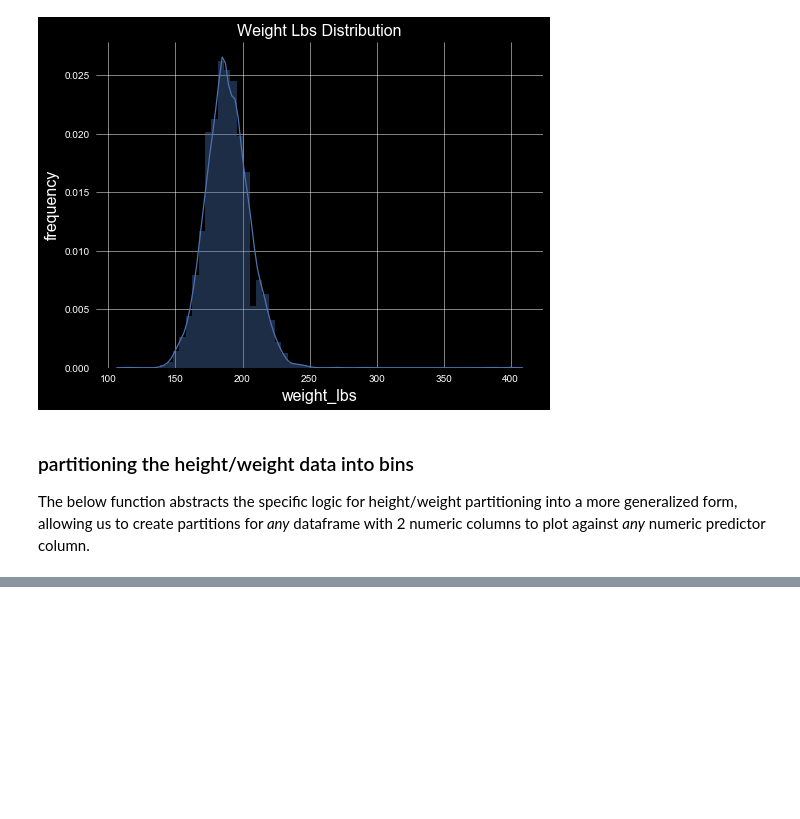
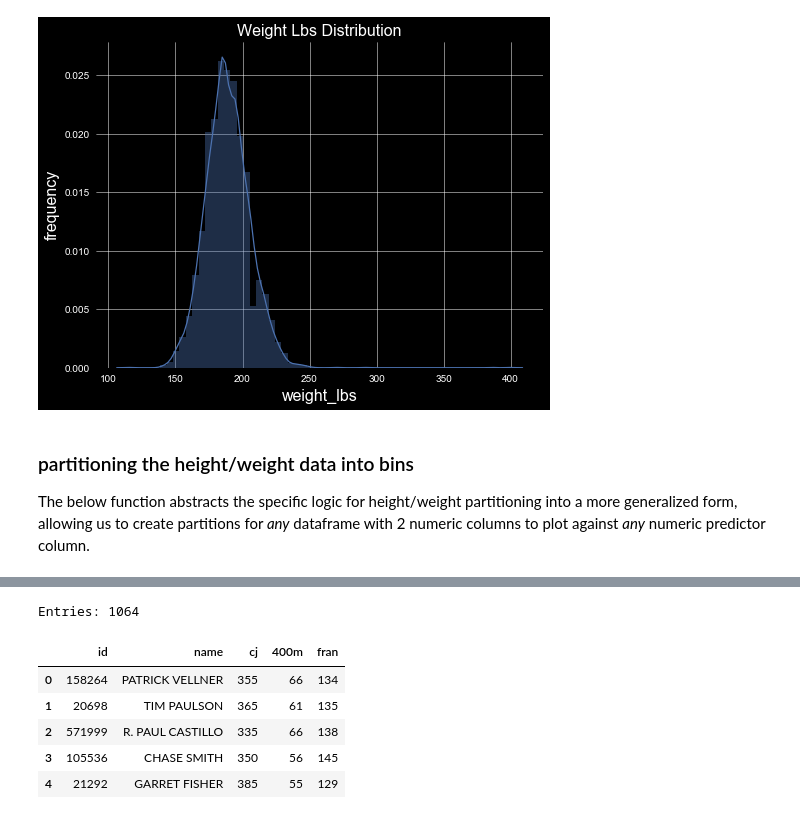
Before and after one commit to zfreedman/crossfit_open_2018, a Jupyter notebook: data_visualization.ipynb, the cells around one changed output, grey strips where cells are left out. Cells and saved outputs as stored; diff of their text form; code cells hidden in the pictures; blank space fills up the shorter version.

```diff
--- a/data_visualization.ipynb
+++ b/data_visualization.ipynb
@@ -520,0 +516,30 @@ plt.show()
+# %%
+#get custom leaderboard
+cj_400_fran = working_leaderboard[["id", "name",]].merge(
+    grab_data(
+        """
+            SELECT id, clean_and_jerk_lbs as cj, sprint_400_m_time_secs as 400m, fran_time_secs as fran
+                FROM athlete WHERE
+                    id IN ({}) AND
+                    clean_and_jerk_lbs >= 45 AND
+                    clean_and_jerk_lbs <= 600 AND
+                    sprint_400_m_time_secs >= 40 AND
+                    sprint_400_m_time_secs <= 120 AND
+                    fran_time_secs < 300 AND
+                    fran_time_secs > 60;
+        """
+        .format(
+            ", ".join([str(x) for x in list(working_leaderboard["id"])])
+        )
+    )
+)
+print("Entries: {}".format(len(cj_400_fran)))
+cj_400_fran.head(5)
+# %% [output]
+Entries: 1064
+|  | id | name | cj | 400m | fran |
+| 0 | 158264 | PATRICK VELLNER | 355 | 66 | 134 |
+| 1 | 20698 | TIM PAULSON | 365 | 61 | 135 |
+| 2 | 571999 | R. PAUL CASTILLO | 335 | 66 | 138 |
+| 3 | 105536 | CHASE SMITH | 350 | 56 | 145 |
+| 4 | 21292 | GARRET FISHER | 385 | 55 | 129 |
```
Also changed, not shown: parts of 7 cells of this notebook, 1 other file.
